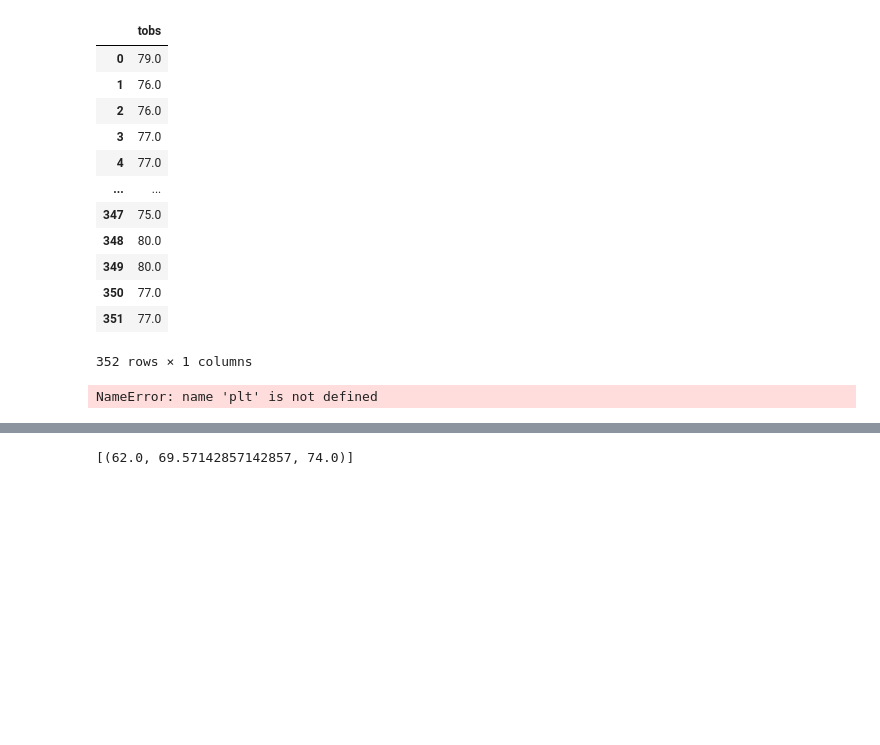
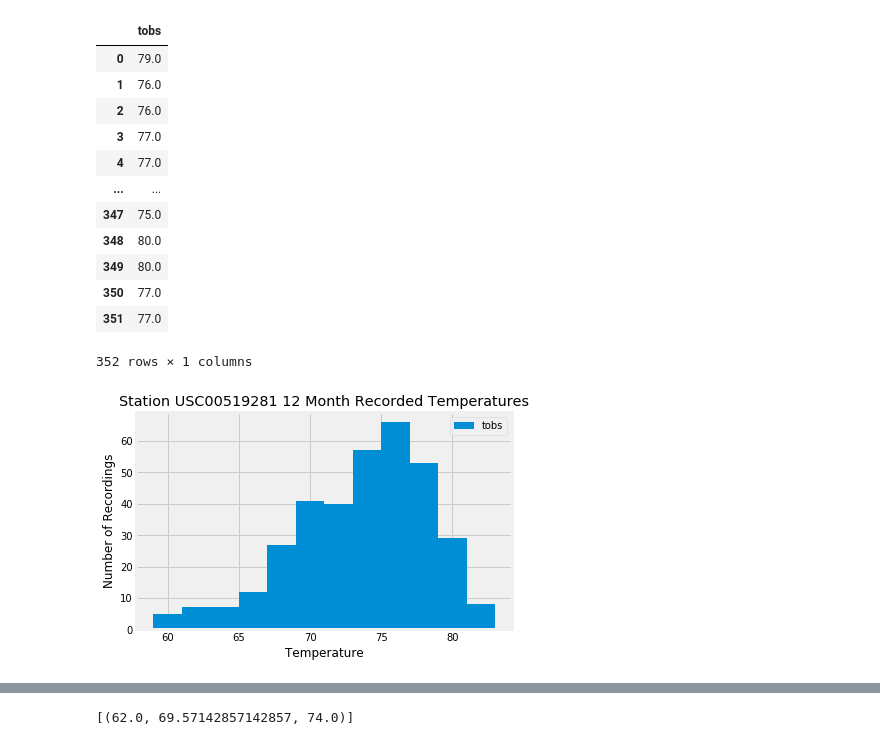
Before and after one commit to nwchappel/sqlalchemy-challenge, a Jupyter notebook: climate_starter.ipynb, the cells around one changed output, grey strips where cells are left out. Cells and saved outputs as stored; diff of their text form; code cells hidden in the pictures; blank space fills up the shorter version.

```diff
--- a/climate_starter.ipynb
+++ b/climate_starter.ipynb
@@ -267,14 +267,14 @@ most_observations_df
 # %%
 # plot the results as a histogram
 
-plt.hist(most_observations_df['tobs'])
+plt.hist(most_observations_df['tobs'], bins=12)
 plt.xlabel('Temperature')
 plt.ylabel('Number of Recordings')
 plt.title('Station USC00519281 12 Month Recorded Temperatures')
 plt.legend(['tobs'])
-plt.show(bins=12)
+plt.show()
 # %% [output]
-NameError: name 'plt' is not defined
+[figure, added]
 # %% [markdown]
 ![precipitation](Images/station-histogram.png)
 # %%
```
Also changed, not shown: parts of 1 cell of this notebook, 2 other files.
